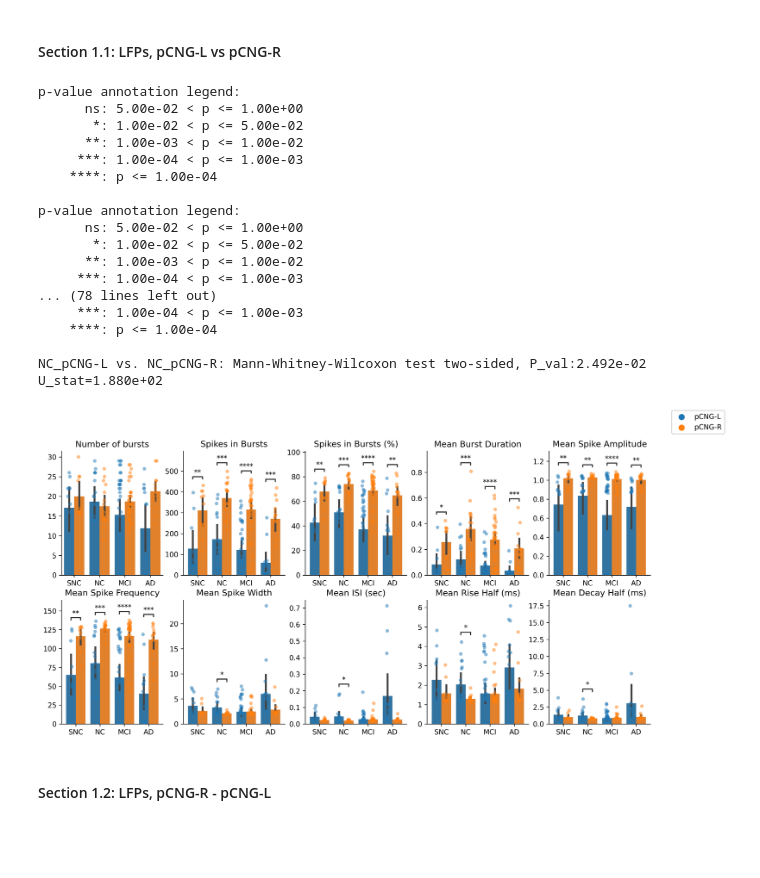
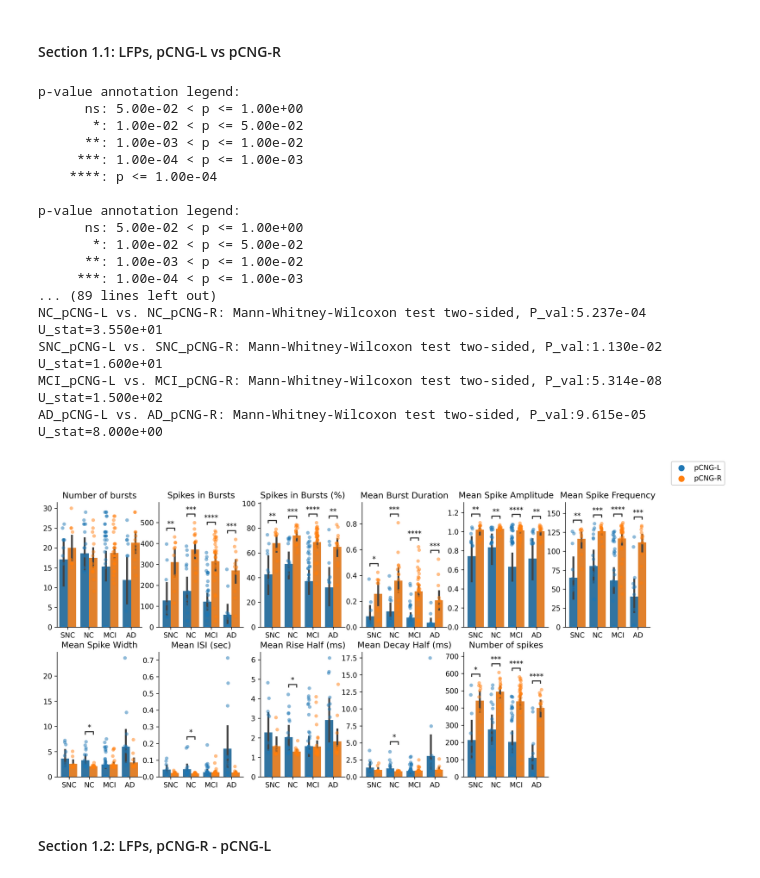
Before and after one commit to yilewang/tvbdemos, a Jupyter notebook: asymmetry_project/paper_results.ipynb, the cells around one changed output. Cells and saved outputs as stored; diff of their text form; code cells hidden in the pictures; blank space fills up the shorter version.

```diff
--- a/asymmetry_project/paper_results.ipynb
+++ b/asymmetry_project/paper_results.ipynb
@@ -96,12 +96,14 @@ def spikes_bursts(signal, fs, caseid, group):
     burst_xi_stats = burst_detection.generate_bursts_stats(caseid, burst_table_xi, spikes_table)
 
     burst_xi_stats['group'] = group
+
     burst_xi_stats['Mean Spike Amplitude'] = avg_spike_amplitude
     burst_xi_stats['Mean Spike Frequency'] = avg_spike_frequency
     burst_xi_stats['Mean Spike Width'] = avg_spike_width_xi
     burst_xi_stats['Mean ISI (sec)'] = avg_isi_s
     burst_xi_stats['Mean Rise Half (ms)'] = avg_rise_half_ms
     burst_xi_stats['Mean Decay Half (ms)'] = avg_decay_half_ms
+    burst_xi_stats['Number of spikes'] = len(spikes_table.spike)
     subj_df = pd.concat([subj_df, burst_xi_stats])
     # replace all nan to 0
     subj_df.fillna(0, inplace=True)
@@ -273,8 +278,8 @@ figure = plt.figure(figsize=(15, 7), dpi=300)
 
 # calculate the differences between xi and alpha in all columns
 
-for i in subj_df_alpha.columns[2:12]:
-    ax = figure.add_subplot(2,5, list(subj_df_alpha.columns[2:12]).index(i)+1)
+for i in subj_df_alpha.columns[2:13]:
+    ax = figure.add_subplot(2,6, list(subj_df_alpha.columns[2:13]).index(i)+1)
     sns.barplot(x=subj_df_xi[subj_df_xi['node'].isin(['pCNG-L', 'pCNG-R'])]['group'],
                 y=subj_df_xi[subj_df_xi['node'].isin(['pCNG-L', 'pCNG-R'])][i],
                 hue=subj_df_xi[subj_df_xi['node'].isin(['pCNG-L', 'pCNG-R'])]["node"],
@@ -287,39 +292,39 @@ for i in subj_df_alpha.columns[2:12]:
     ax.get_legend().remove()
     # hide top and right frame
     sns.despine(top=True, right=True)
     # sns.barplot(x='group', y=i, data=subj_df_alpha, ax=ax)
     ax.set_title(i)
     # hide ax xlabel
     ax.set_xlabel('')
     ax.set_ylabel('')
     handles, labels = figure.gca().get_legend_handles_labels()
     figure.legend(handles[:2], labels[:2], loc='upper right')
     annot = Annotator(ax, [
             (("SNC", "pCNG-L"), ("SNC", "pCNG-R")),(("NC", "pCNG-L"), ("NC", "pCNG-R")), (("MCI","pCNG-L"), ("MCI", "pCNG-R")), (("AD", "pCNG-L"), ("AD", "pCNG-R"))],
             x=subj_df_xi[subj_df_xi['node'].isin(['pCNG-L', 'pCNG-R'])]['group'],
             y=subj_df_xi[subj_df_xi['node'].isin(['pCNG-L', 'pCNG-R'])][i],
             hue=subj_df_xi[subj_df_xi['node'].isin(['pCNG-L', 'pCNG-R'])]["node"])
     annot.configure(test='Mann-Whitney', text_format='star', hide_non_significant=True)
     annot.apply_and_annotate()
 # %% [output]
 p-value annotation legend:
       ns: 5.00e-02 < p <= 1.00e+00
        *: 1.00e-02 < p <= 5.00e-02
       **: 1.00e-03 < p <= 1.00e-02
      ***: 1.00e-04 < p <= 1.00e-03
     ****: p <= 1.00e-04
 
 p-value annotation legend:
       ns: 5.00e-02 < p <= 1.00e+00
        *: 1.00e-02 < p <= 5.00e-02
       **: 1.00e-03 < p <= 1.00e-02
      ***: 1.00e-04 < p <= 1.00e-03
-... (78 lines left out)
-     ***: 1.00e-04 < p <= 1.00e-03
-    ****: p <= 1.00e-04
-
-NC_pCNG-L vs. NC_pCNG-R: Mann-Whitney-Wilcoxon test two-sided, P_val:2.492e-02 U_stat=1.880e+02
+... (89 lines left out)
+NC_pCNG-L vs. NC_pCNG-R: Mann-Whitney-Wilcoxon test two-sided, P_val:5.237e-04 U_stat=3.550e+01
+SNC_pCNG-L vs. SNC_pCNG-R: Mann-Whitney-Wilcoxon test two-sided, P_val:1.130e-02 U_stat=1.600e+01
+MCI_pCNG-L vs. MCI_pCNG-R: Mann-Whitney-Wilcoxon test two-sided, P_val:5.314e-08 U_stat=1.500e+02
+AD_pCNG-L vs. AD_pCNG-R: Mann-Whitney-Wilcoxon test two-sided, P_val:9.615e-05 U_stat=8.000e+00
-[figure, old version]
+[figure, new version]
 # %% [markdown]
 #### Section 1.2: LFPs, pCNG-R - pCNG-L
 # %%
```
Also changed, not shown: parts of 12 cells of this notebook, 14 other files.
